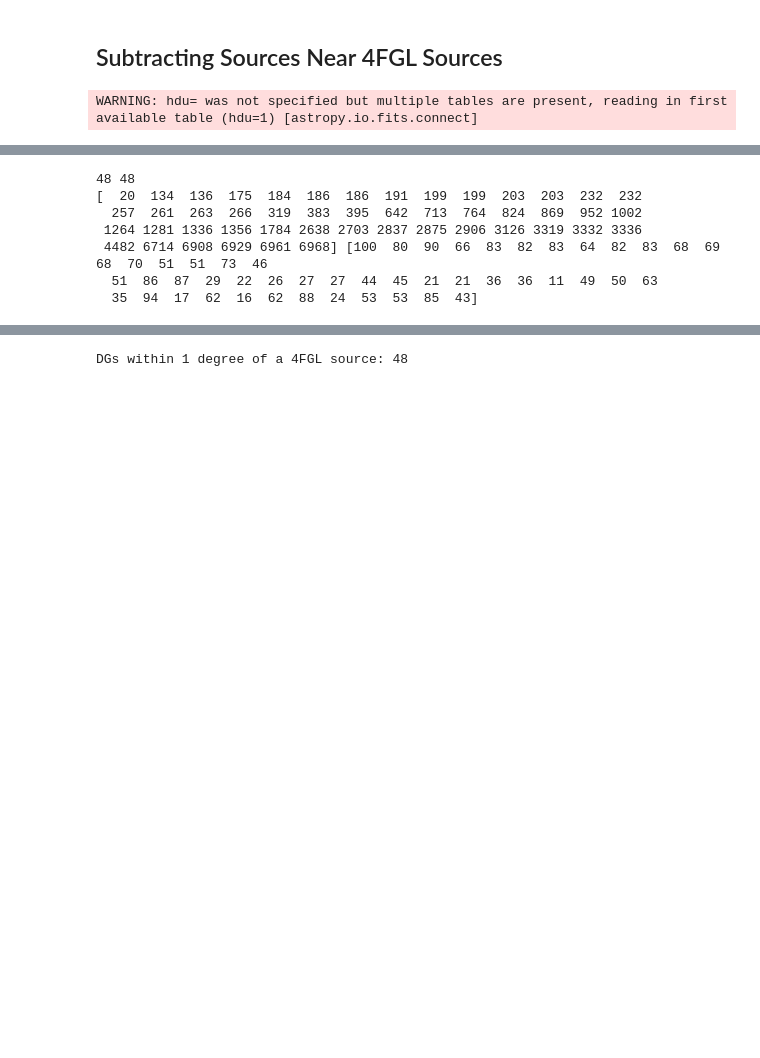
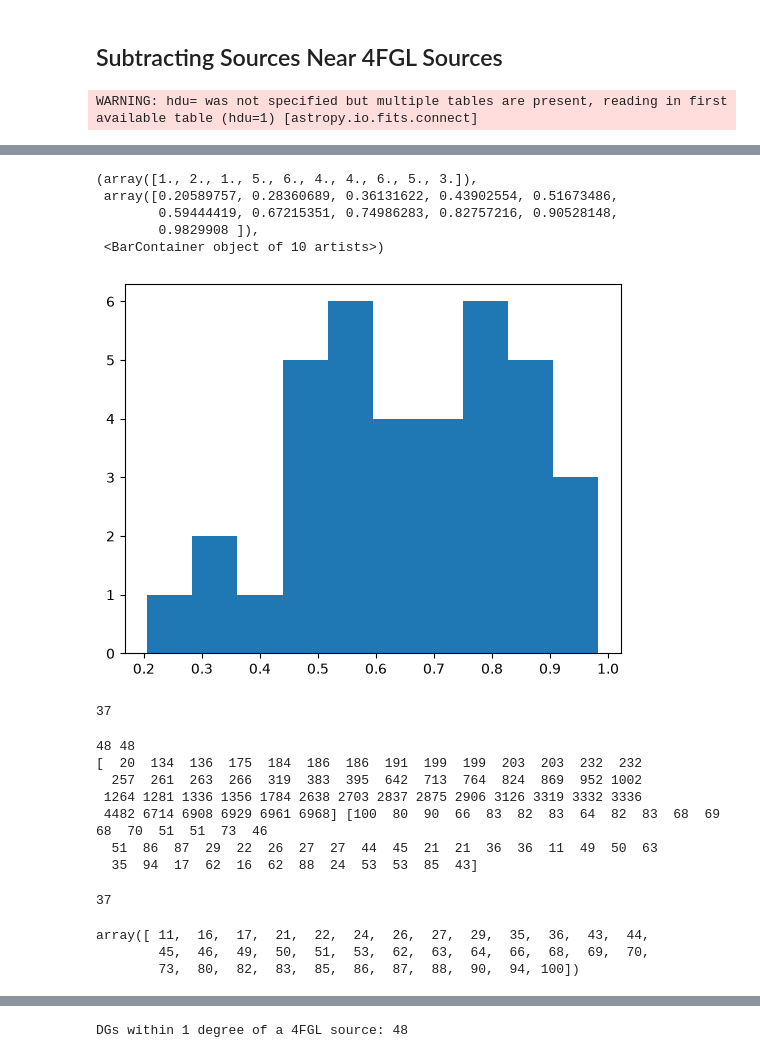
Before and after one commit to Esingh1120/Dwarf_Galaxy_Analysis, a Jupyter notebook: dg_catalog_v2.ipynb, the cells around one changed output, grey strips where cells are left out. Drawn from its saved outputs; the diff is of its cells as text; code cells hidden in the pictures; blank space fills up the shorter version.

```diff
--- a/dg_catalog_v2.ipynb
+++ b/dg_catalog_v2.ipynb
@@ -235,3 +250,21 @@ dg_coords = SkyCoord(l=catalog_plot['gal_l'].values * u.deg, b=catalog_plot['gal
+# %%
+max_sep = 1.0 * u.deg
+sep_constraint = d2d < max_sep
+dg_coords_matches = dg_coords[sep_constraint]
+c4fgl_matches = c4fgl_coords[idx[sep_constraint]]
+# %%
+plt.hist(d2d[sep_constraint].degree)
+# %% [output]
+(array([1., 2., 1., 5., 6., 4., 4., 6., 5., 3.]),
+ array([0.20589757, 0.28360689, 0.36131622, 0.43902554, 0.51673486,
+        0.59444419, 0.67215351, 0.74986283, 0.82757216, 0.90528148,
+        0.9829908 ]),
+ <BarContainer object of 10 artists>)
+[figure, added]
+# %%
+len(c4fgl_matches)
+# %% [output]
+37
 # %%
 #Search Around the Sky, a neoclassical song in the making
 
@@ -257,0 +305,10 @@ print(idxc, idxcatalog)
+# %%
+len(d2d_unique)
+# %% [output]
+37
+# %%
+np.unique(idxcatalog)
+# %% [output]
+array([ 11,  16,  17,  21,  22,  24,  26,  27,  29,  35,  36,  43,  44,
+        45,  46,  49,  50,  51,  53,  62,  63,  64,  66,  68,  69,  70,
+        73,  80,  82,  83,  85,  86,  87,  88,  90,  94, 100])
```
Also changed, not shown: parts of 17 cells of this notebook, 6 other files.
